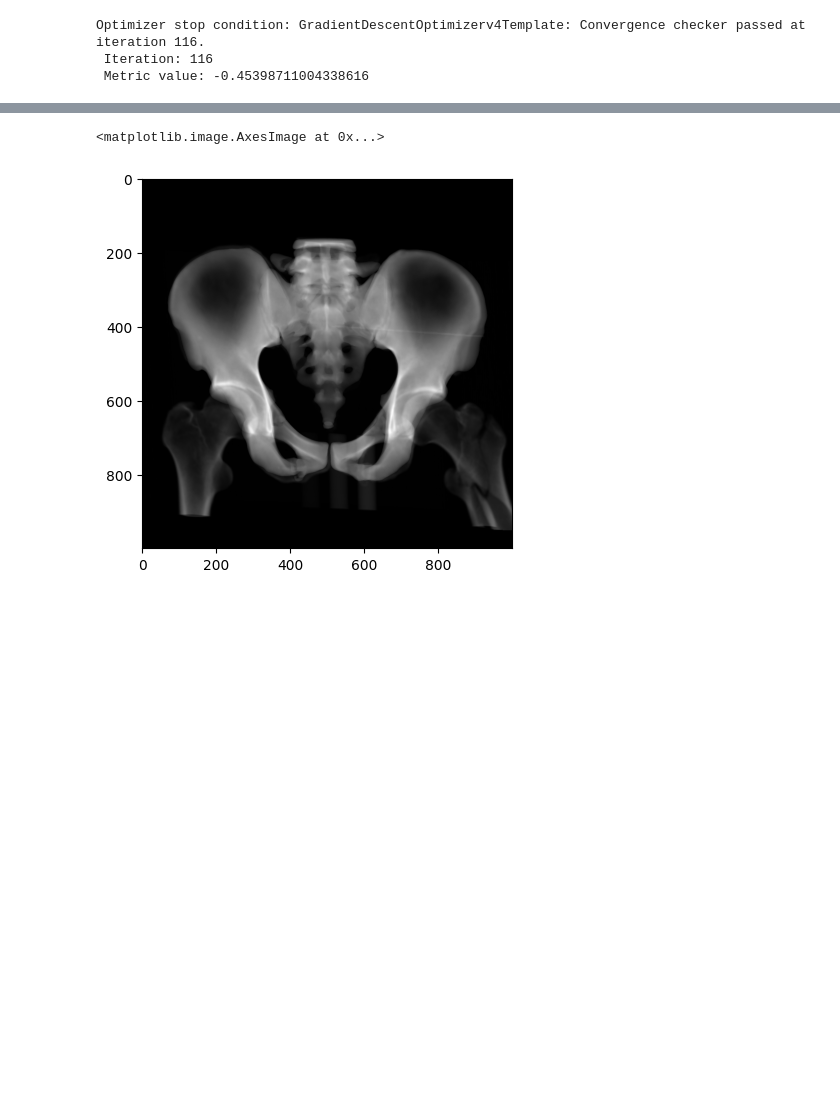
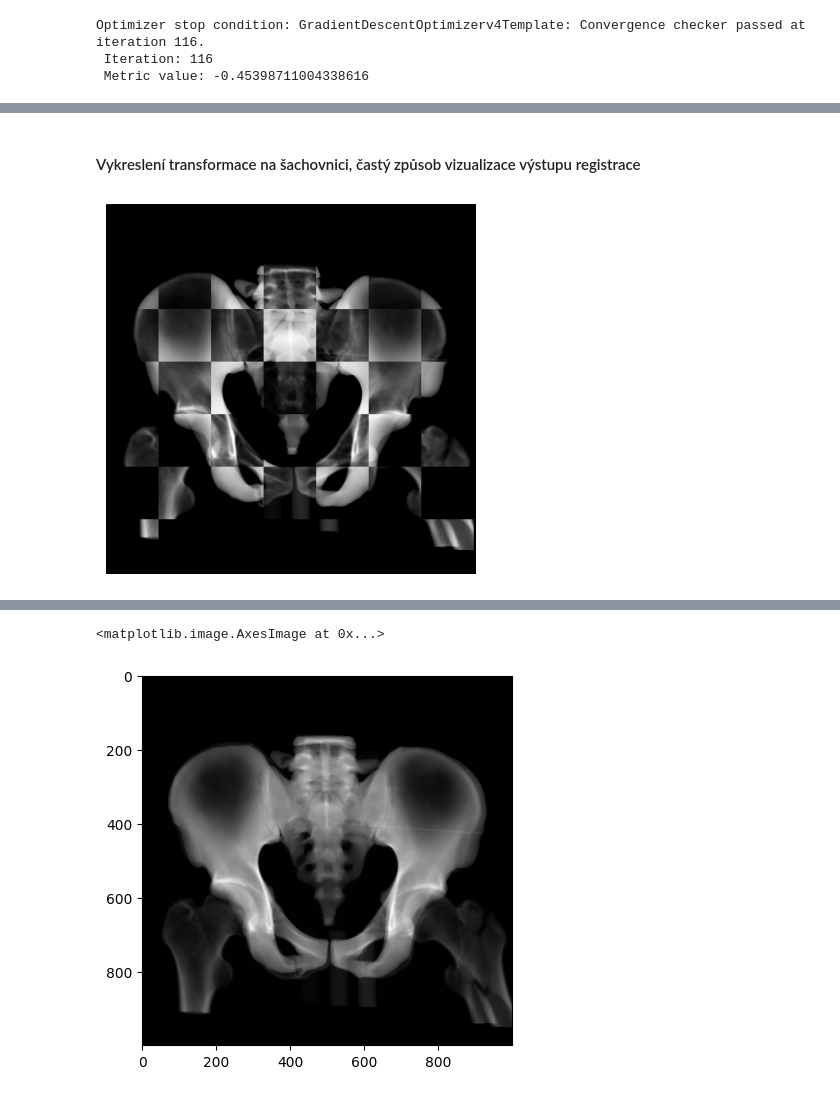
Before and after one commit to Vojtech-Benda/ca_isf, a Jupyter notebook: sitkRegistration.ipynb, the cells around one changed output, grey strips where cells are left out. Saved outputs shown, nothing was run; the diff lists cells and outputs as text; code cells hidden in the pictures; blank space fills up the shorter version.

```diff
--- a/sitkRegistration.ipynb
+++ b/sitkRegistration.ipynb
@@ -108,0 +124,16 @@ plt.show()
+# %% [markdown]
+#### Vykreslení transformace na šachovnici, častý způsob vizualizace výstupu registrace
+# %%
+movingImageResampled255 = sitk.Cast(sitk.IntensityWindowing(movingImageResampled,
+                                                            windowMinimum=0., windowMaximum=32767.,
+                                                            outputMinimum=0., outputMaximum=255.),
+                                                            sitk.sitkUInt8)
+fixedImage255 = sitk.Cast(sitk.IntensityWindowing(sitk.RescaleIntensity(fixedImage, 0, 32767),
+                                                            windowMinimum=0., windowMaximum=32767.,
+                                                            outputMinimum=0., outputMaximum=255.),
+                                                            sitk.sitkUInt8)
+plt.imshow(sitk.GetArrayViewFromImage(sitk.CheckerBoard(movingImageResampled255, fixedImage255, [7,7])), cmap="gray")
+plt.axis("off")
+plt.show()
+# %% [output]
+[figure, added]
```
Also changed, not shown: parts of 13 cells of this notebook.
